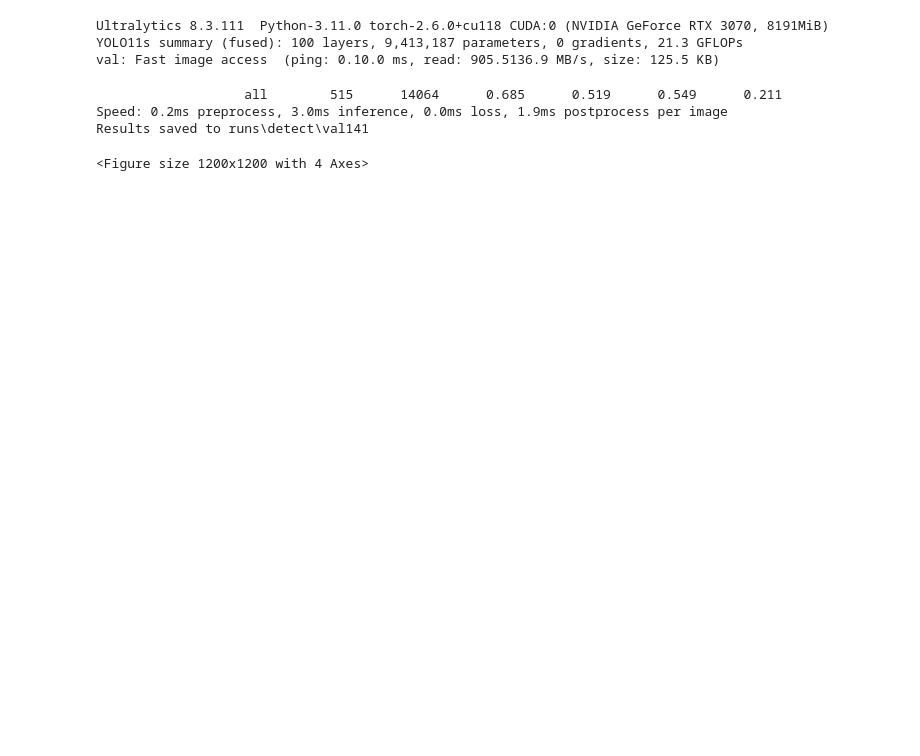
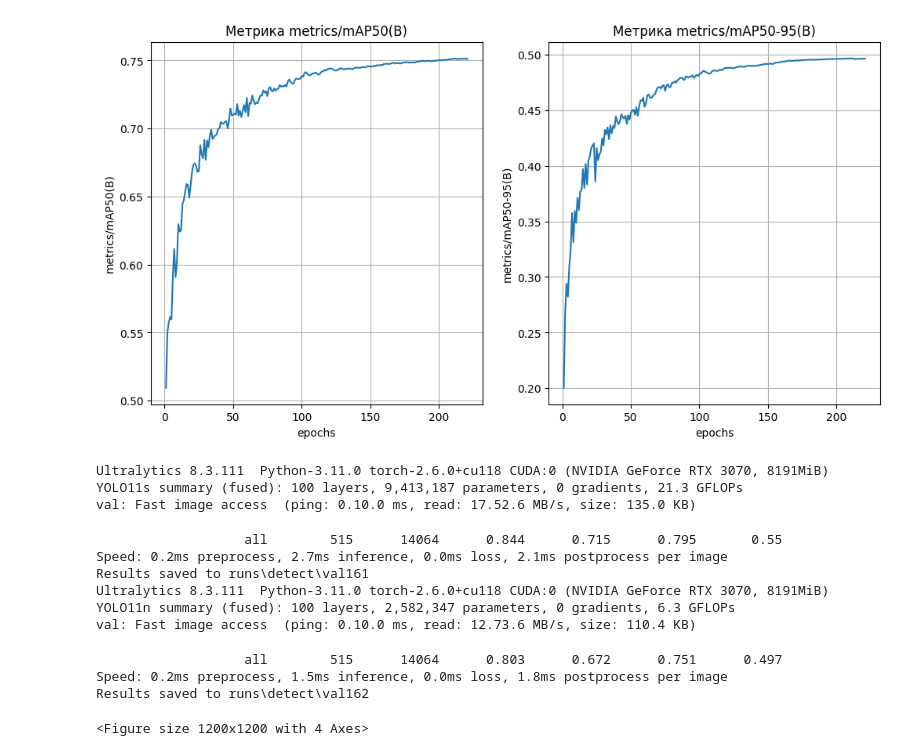
Before and after one commit to AntoxaZ18/car-visdrone, a Jupyter notebook: train.ipynb, the cells around one changed output. Saved outputs shown, nothing was run; the diff lists cells and outputs as text; code cells hidden in the pictures; blank space fills up the shorter version.

```diff
--- a/train.ipynb
+++ b/train.ipynb
@@ -70,0 +105,8 @@ Results saved to projects\new_train\train
+# %%
+from Pipeline import Trainer
+
+train_cfg = get_yaml_config(YAML_CONFIG, 'training')
+
+#if models exists we resume training or pass force_retrain True
+trainer = Trainer(train_cfg['path'], NANO_YOLO, train_cfg['yolo'])
+trainer.train(epochs=300, model='yolo11n.pt')
@@ -71,15 +156,28 @@ Results saved to projects\new_train\train
+# %%
+trainer.plot_metrics(metrics=['metrics/mAP50(B)', 'metrics/mAP50-95(B)'])
+# %% [output]
+[figure, added]
 # %%
+#validate model
 from Pipeline import create_metrics, plot_validate
 
 
-validator = create_metrics('./projects')
-plot_validate(validator([PROJECT_NAME]))
+validator_cfg = get_yaml_config(YAML_CONFIG, 'validate')
+
+validator = create_metrics(**validator_cfg)
+plot_validate(validator([SMALL_YOLO, NANO_YOLO]))
 # %% [output]
 Ultralytics 8.3.111  Python-3.11.0 torch-2.6.0+cu118 CUDA:0 (NVIDIA GeForce RTX 3070, 8191MiB)
 YOLO11s summary (fused): 100 layers, 9,413,187 parameters, 0 gradients, 21.3 GFLOPs
-val: Fast image access  (ping: 0.10.0 ms, read: 905.5136.9 MB/s, size: 125.5 KB)
+val: Fast image access  (ping: 0.10.0 ms, read: 17.52.6 MB/s, size: 135.0 KB)
-                   all        515      14064      0.685      0.519      0.549      0.211
-Speed: 0.2ms preprocess, 3.0ms inference, 0.0ms loss, 1.9ms postprocess per image
-Results saved to runs\detect\val141
+                   all        515      14064      0.844      0.715      0.795       0.55
+Speed: 0.2ms preprocess, 2.7ms inference, 0.0ms loss, 2.1ms postprocess per image
+Results saved to runs\detect\val161
+Ultralytics 8.3.111  Python-3.11.0 torch-2.6.0+cu118 CUDA:0 (NVIDIA GeForce RTX 3070, 8191MiB)
+YOLO11n summary (fused): 100 layers, 2,582,347 parameters, 0 gradients, 6.3 GFLOPs
+val: Fast image access  (ping: 0.10.0 ms, read: 12.73.6 MB/s, size: 110.4 KB)
-<Figure size 1200x1200 with 4 Axes>
+                   all        515      14064      0.803      0.672      0.751      0.497
+Speed: 0.2ms preprocess, 1.5ms inference, 0.0ms loss, 1.8ms postprocess per image
+Results saved to runs\detect\val162
+<Figure size 1200x1200 with 4 Axes>
 # %%
```
Also changed, not shown: parts of 20 cells of this notebook, 34 other files.
